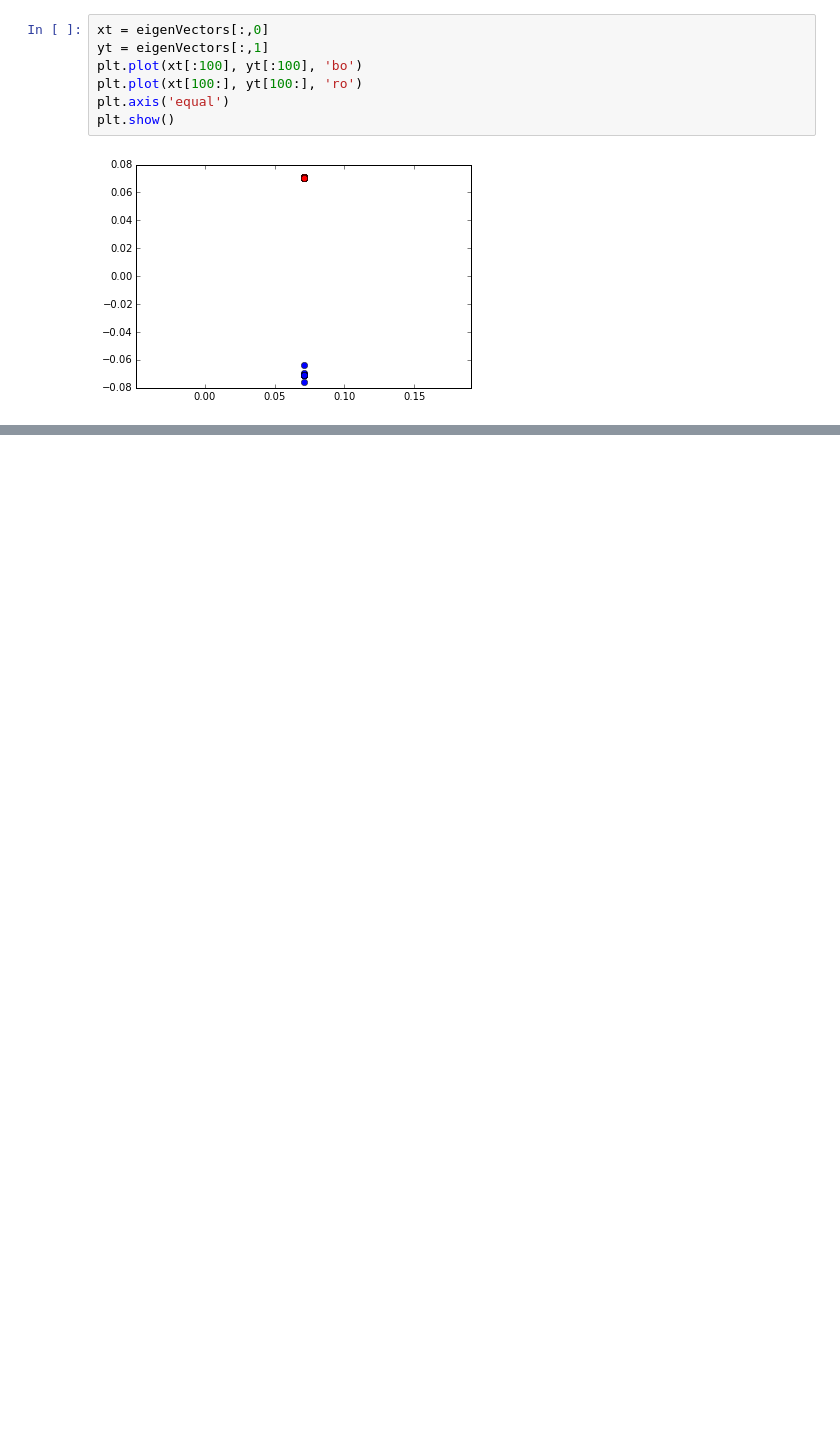
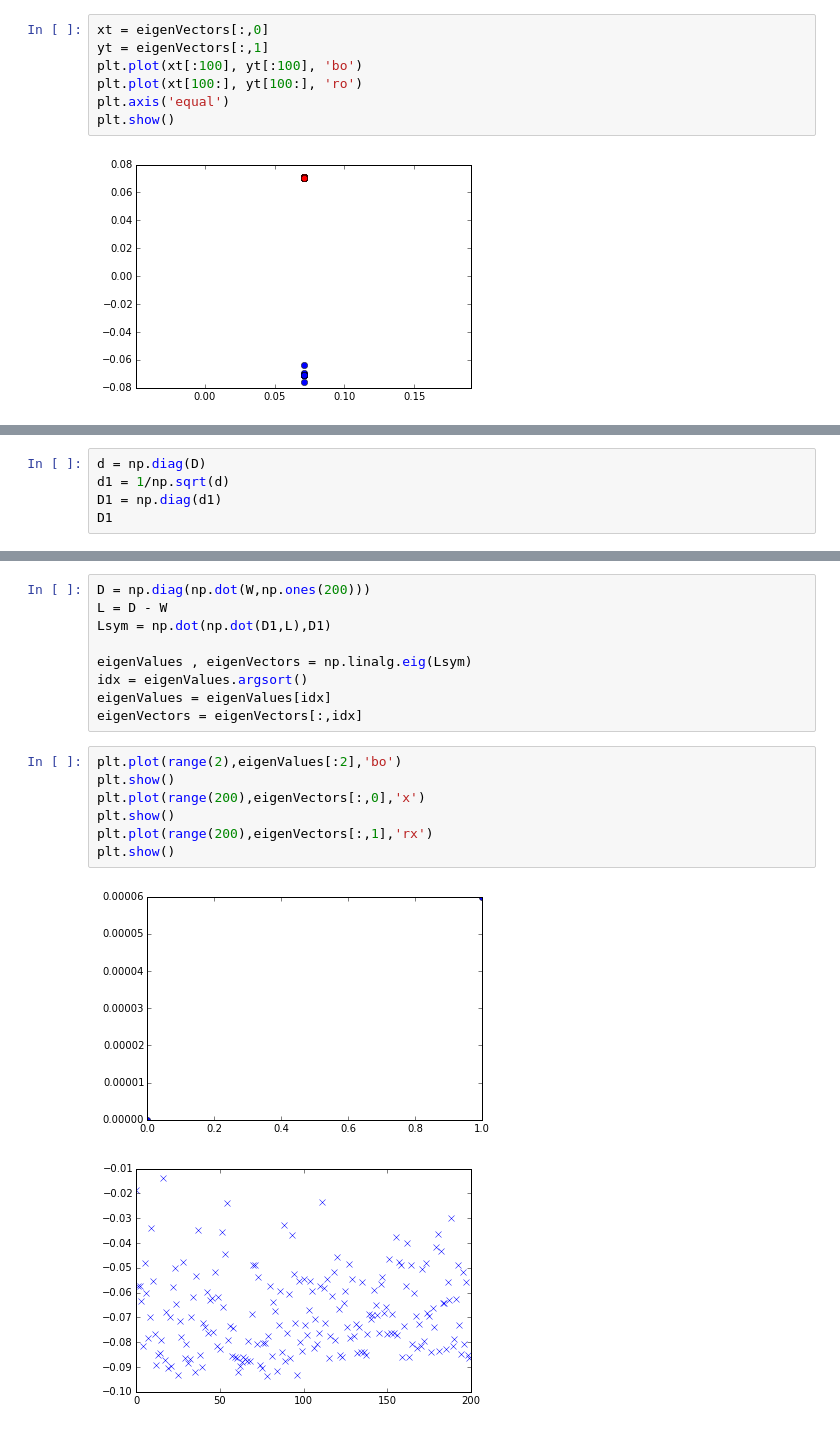
Before and after one commit to babakahmadi/Thesis, a Jupyter notebook: implementation/ Simple Gaussian example.ipynb, the cells around one changed output, grey strips where cells are left out. Cells and saved outputs as stored; diff of their text form; blank space fills up the shorter version.

```diff
--- a/implementation/ Simple Gaussian example.ipynb
+++ b/implementation/ Simple Gaussian example.ipynb
@@ -82,0 +104,5 @@ plt.show()
+# %%
+d = np.diag(D)
+d1 = 1/np.sqrt(d)
+D1 = np.diag(d1)
+D1
@@ -82,0 +123,19 @@ plt.show()
+# %%
+D = np.diag(np.dot(W,np.ones(200)))
+L = D - W
+Lsym = np.dot(np.dot(D1,L),D1)
+
+eigenValues , eigenVectors = np.linalg.eig(Lsym)
+idx = eigenValues.argsort()
+eigenValues = eigenValues[idx]
+eigenVectors = eigenVectors[:,idx]
+# %%
+plt.plot(range(2),eigenValues[:2],'bo')
+plt.show()
+plt.plot(range(200),eigenVectors[:,0],'x')
+plt.show()
+plt.plot(range(200),eigenVectors[:,1],'rx')
+plt.show()
+# %% [output]
+[figure, added]
+[figure, added]
```
Also changed, not shown: parts of 11 cells of this notebook.
